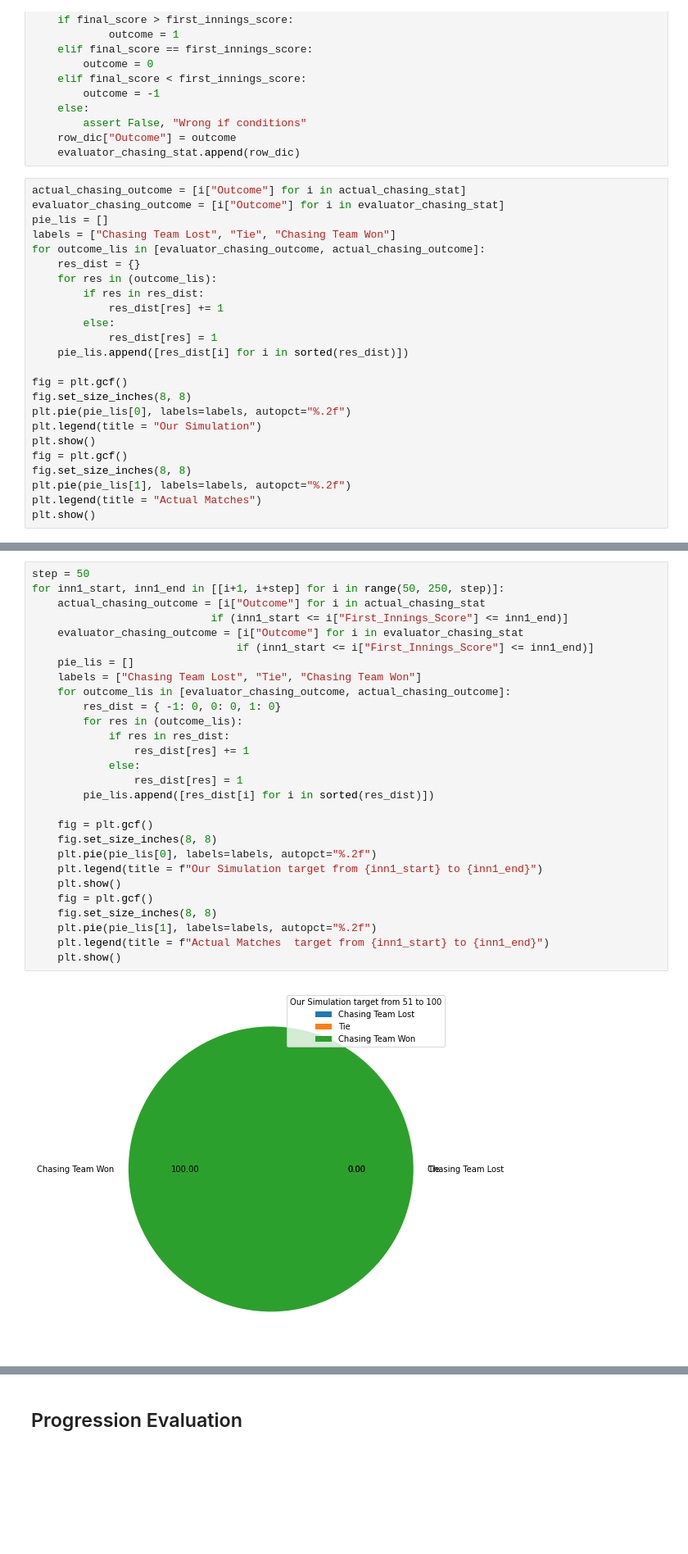
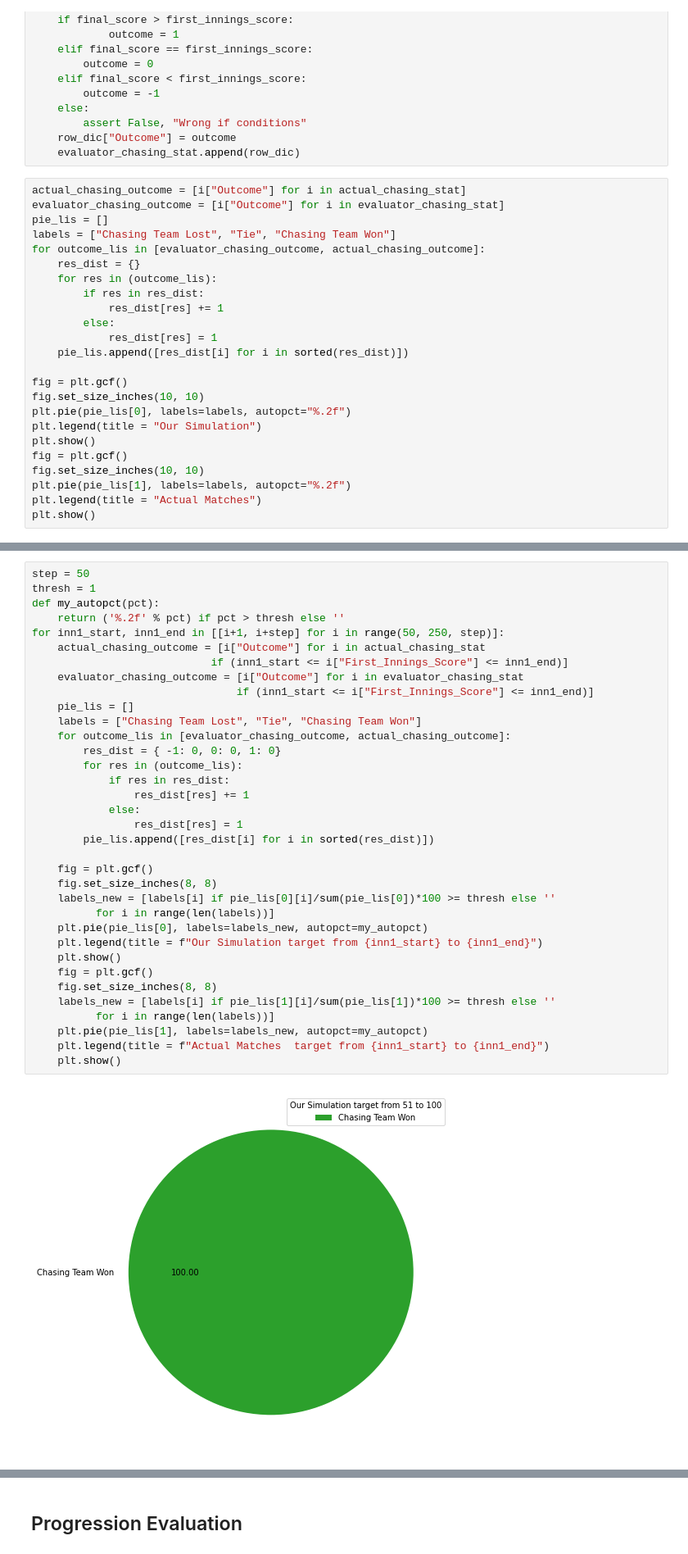
Before and after one commit to AravindM2803/IPL-Simulator, a Jupyter notebook: iplsim-dense/Evaluate.ipynb, the cells around one changed output, grey strips where cells are left out. Shown at 82% size. Saved outputs shown, nothing was run; the diff lists cells and outputs as text; blank space fills up the shorter version.

```diff
--- a/iplsim-dense/Evaluate.ipynb
+++ b/iplsim-dense/Evaluate.ipynb
@@ -206,12 +206,12 @@ for outcome_lis in [evaluator_chasing_outcome, actual_chasing_outcome]:
     pie_lis.append([res_dist[i] for i in sorted(res_dist)])
 
 fig = plt.gcf()
-fig.set_size_inches(8, 8)
+fig.set_size_inches(10, 10)
 plt.pie(pie_lis[0], labels=labels, autopct="%.2f")
 plt.legend(title = "Our Simulation")
 plt.show()
 fig = plt.gcf()
-fig.set_size_inches(8, 8)
+fig.set_size_inches(10, 10)
 plt.pie(pie_lis[1], labels=labels, autopct="%.2f")
 plt.legend(title = "Actual Matches")
 plt.show()
@@ -221,30 +221,37 @@ plt.show()
 # %%
 step = 50
+thresh = 1
+def my_autopct(pct):
+    return ('%.2f' % pct) if pct > thresh else ''
 for inn1_start, inn1_end in [[i+1, i+step] for i in range(50, 250, step)]:
     actual_chasing_outcome = [i["Outcome"] for i in actual_chasing_stat
                             if (inn1_start <= i["First_Innings_Score"] <= inn1_end)]
     evaluator_chasing_outcome = [i["Outcome"] for i in evaluator_chasing_stat
                                 if (inn1_start <= i["First_Innings_Score"] <= inn1_end)]
     pie_lis = []
     labels = ["Chasing Team Lost", "Tie", "Chasing Team Won"]
     for outcome_lis in [evaluator_chasing_outcome, actual_chasing_outcome]:
         res_dist = { -1: 0, 0: 0, 1: 0}
         for res in (outcome_lis):
             if res in res_dist:
                 res_dist[res] += 1
             else:
                 res_dist[res] = 1
         pie_lis.append([res_dist[i] for i in sorted(res_dist)])
 
     fig = plt.gcf()
     fig.set_size_inches(8, 8)
-    plt.pie(pie_lis[0], labels=labels, autopct="%.2f")
+    labels_new = [labels[i] if pie_lis[0][i]/sum(pie_lis[0])*100 >= thresh else ''
+          for i in range(len(labels))]
+    plt.pie(pie_lis[0], labels=labels_new, autopct=my_autopct)
     plt.legend(title = f"Our Simulation target from {inn1_start} to {inn1_end}")
     plt.show()
     fig = plt.gcf()
     fig.set_size_inches(8, 8)
-    plt.pie(pie_lis[1], labels=labels, autopct="%.2f")
+    labels_new = [labels[i] if pie_lis[1][i]/sum(pie_lis[1])*100 >= thresh else ''
+          for i in range(len(labels))]
+    plt.pie(pie_lis[1], labels=labels_new, autopct=my_autopct)
     plt.legend(title = f"Actual Matches  target from {inn1_start} to {inn1_end}")
     plt.show()
 # %% [output]
-[figure, old version]
+[figure, new version]
```
Also changed, not shown: parts of 12 cells of this notebook, 1 other file.
